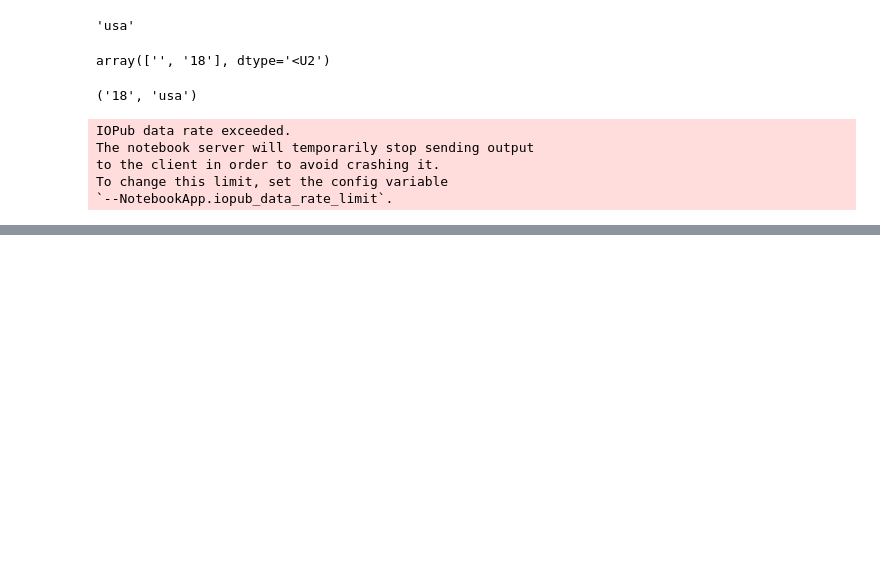
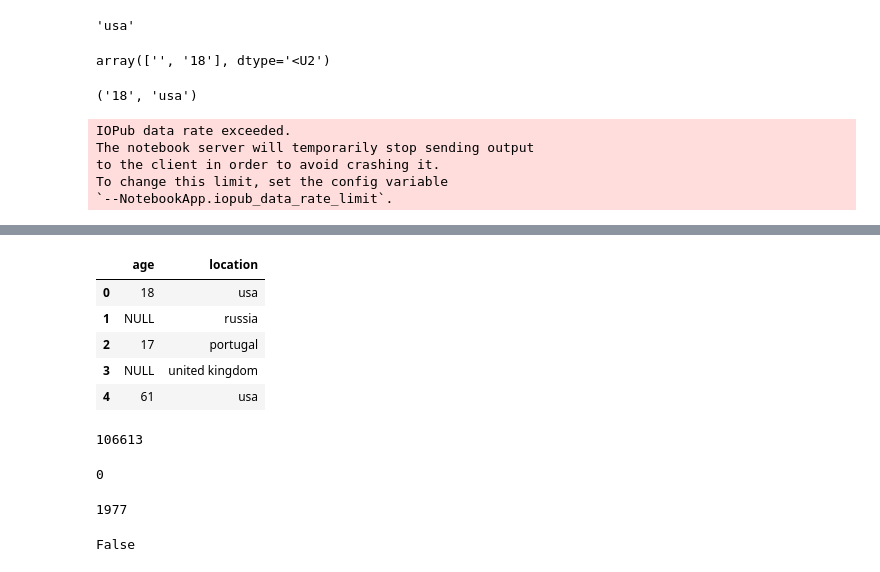
Before and after one commit to elishatofunmi/data-science-preview, a Jupyter notebook: data preprocessing .ipynb, the cells around one changed output, grey strips where cells are left out. Cells and saved outputs as stored; diff of their text form; code cells hidden in the pictures; blank space fills up the shorter version.

```diff
--- a/data preprocessing .ipynb
+++ b/data preprocessing .ipynb
@@ -115,6 +115,7 @@ reduce_to_int(users[1]), reduce_to_str(users[0])
 ('18', 'usa')
 # %%
 list_str,list_int = [],[]
+new_dict = {}
 for i in range(1,bx_users.shape[0]):
     try:
         users = bx_users[bx_users.columns[0]][i].split(';')
@@ -132,3 +133,6 @@ The notebook server will temporarily stop sending output
 to the client in order to avoid crashing it.
 To change this limit, set the config variable
 `--NotebookApp.iopub_data_rate_limit`.
+# %%
+data_frame = pd.DataFrame(new_dict)
+data_frame.info()
@@ -134,0 +147,40 @@ To change this limit, set the config variable
+# %%
+data_frame.head()
+# %% [output]
+|  | age | location |
+| 0 | 18 | usa |
+| 1 | NULL | russia |
+| 2 | 17 | portugal |
+| 3 | NULL | united kingdom |
+| 4 | 61 | usa |
+# %%
+def count_val(value, data):
+    count = 0
+    for k in range(np.shape(data)[0]):
+        if value == data[k]:
+            count += 1
+        else:
+            pass
+    return count
+
+count_val('NULL', data_frame['age'])
+# %% [output]
+106613
+# %%
+count_val('NULL', data_frame['location'])
+# %% [output]
+0
+# %%
+list_k = []
+for k in data_frame['location']:
+    if isinstance(k, str):
+        pass
+    else:
+        list_k.append(k)
+len(list_k)
+# %% [output]
+1977
+# %%
+'[]' in list_k
+# %% [output]
+False
```
Also changed, not shown: parts of 1 cell of this notebook.
